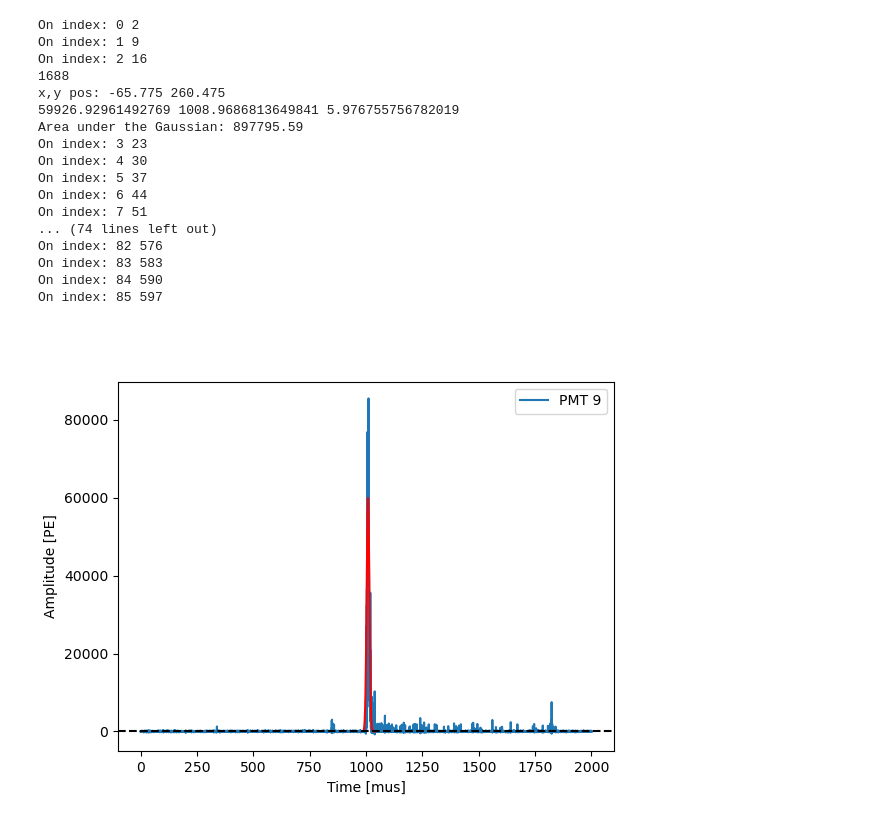
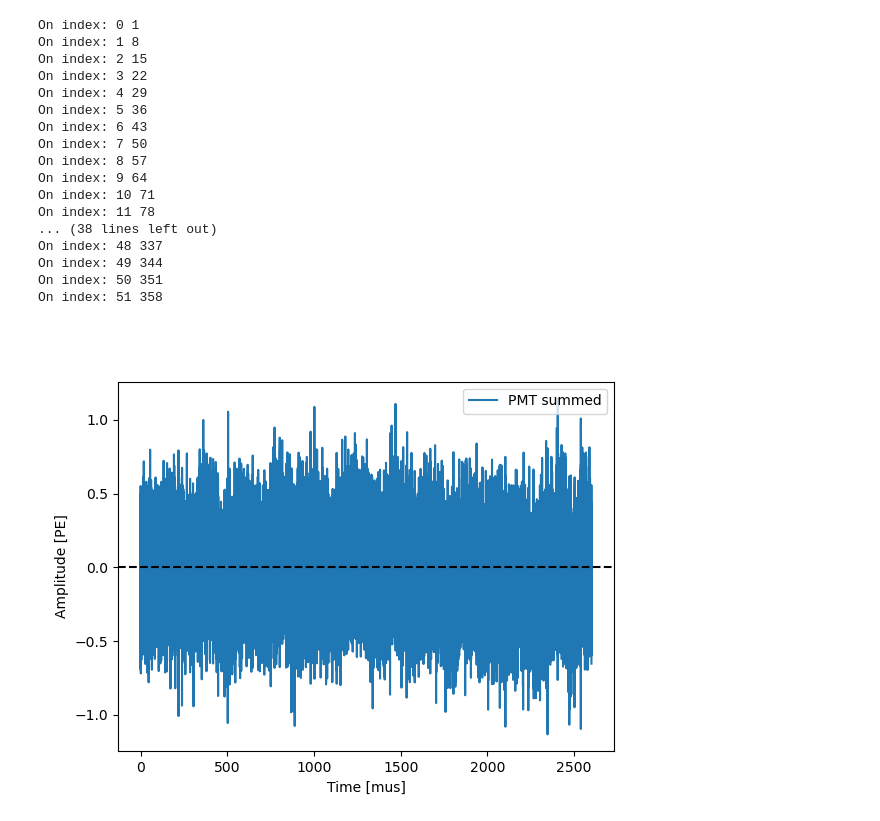
Before and after one commit to kvjmistry/DoubleBeta, a Jupyter notebook: Alphas/notebooks/PlotWaveforms.ipynb, the cells around one changed output. Cells and saved outputs as stored; diff of their text form; code cells hidden in the pictures.

```diff
--- a/Alphas/notebooks/PlotWaveforms.ipynb
+++ b/Alphas/notebooks/PlotWaveforms.ipynb
@@ -79,5 +101,8 @@ def find_highest_sipm(wfs, event_number):
 # %%
-filename  = "../data/run_13852_0000_ldc1_trg0.waveforms.h5"
+# filename  = "../data/run_16156_0000_ldc1_trg0.waveforms.h5"
+# filename = "../data/run_16167_0000_ldc1_trg0.waveforms.h5"
+# filename = "../data/run_14780_0108_ldc1_trg0.waveforms.h5"
+filename = "../data/run_16173_0000_ldc1_trg0.waveforms.h5"
 
 raw_evts = pd.read_hdf(filename, '/Run/events')
 event_list = raw_evts.evt_number.unique()
@@ -144,12 +262,13 @@ useRaw = False
 # %%
 %matplotlib widget
 
-event_number = 2
+event_number = 19
+# event_number = 42
 
 # highest = highest PMT waveform, "summed" = summed waveform across all PMT, "1-60" select PMT number for a specific pmt
-plot_mode = "highest"
-# plot_mode = "summed"
-# plot_mode = "13"
+# plot_mode = "highest"
+plot_mode = "summed"
+# plot_mode = "3"
 
 # Open the file
 with tb.open_file(filename) as file:
@@ -189,55 +308,55 @@ with tb.open_file(filename) as file:
         # Choose which waveform to plot
         if (plot_mode == "highest"):
             index = np.argmax(np.max(wfs, axis=1))
             wf_pmt = wfs[index]
             plot_mode = index
         elif (plot_mode == "summed"):
             wf_pmt =  sum_wf(wfs)
         else:
             wf_pmt = wfs[int(plot_mode)]
 
         # Fit the S2 with a Gauss
-        A, mu, sigma = FitS2(times[int(S2_start/tc):int(S2_end/tc)], wf_pmt[int(S2_start/tc):int(S2_end/tc)])
-        area = A * sigma * np.sqrt(2 * np.pi)
-        print(f"Area under the Gaussian: {area:.2f}")
-        S2_time_window = np.linspace(S2_start, S2_end,500)
+        # A, mu, sigma = FitS2(times[int(S2_start/tc):int(S2_end/tc)], wf_pmt[int(S2_start/tc):int(S2_end/tc)])
+        # area = A * sigma * np.sqrt(2 * np.pi)
+        # print(f"Area under the Gaussian: {area:.2f}")
+        # S2_time_window = np.linspace(S2_start, S2_end,500)
 
 
         # Plotting
         plt.figure()
 
         sp_pmt  = 25e-3 # sampling period in mus
         times   = np.arange(wfs[0] .size) * sp_pmt
         plt.plot(times, wf_pmt , label = f"PMT {plot_mode}");
         plt.ylabel("Amplitude [PE]")
         plt.xlabel("Time [mus]")
 
-        plt.plot(S2_time_window, Gaussian(S2_time_window, A,mu,sigma), color="red") # plot Gaussian S2 Fit
+        # plt.plot(S2_time_window, Gaussian(S2_time_window, A,mu,sigma), color="red") # plot Gaussian S2 Fit
 
         plt.axhline(y=0, color='black', linestyle='--') # plot zero horizontal
         plt.legend(loc = "upper right")
 
-        # plt.xlim(1590,1650)
-        # plt.ylim(10,5e6)
+        # plt.xlim(2000,2200)
+        # plt.ylim(-2,2)
         # plt.semilogy()
 
         # plt.savefig(f"../plots/deconvolved/run_{RUN_NUMBER}_event{evt_no}.png")
 # %% [output]
-On index: 0 2
-On index: 1 9
-On index: 2 16
-1688
-x,y pos: -65.775 260.475
-59926.92961492769 1008.9686813649841 5.976755756782019
-Area under the Gaussian: 897795.59
-On index: 3 23
-On index: 4 30
-On index: 5 37
-On index: 6 44
-On index: 7 51
-... (74 lines left out)
-On index: 82 576
-On index: 83 583
-On index: 84 590
-On index: 85 597
+On index: 0 1
+On index: 1 8
+On index: 2 15
+On index: 3 22
+On index: 4 29
+On index: 5 36
+On index: 6 43
+On index: 7 50
+On index: 8 57
+On index: 9 64
+On index: 10 71
+On index: 11 78
+... (38 lines left out)
+On index: 48 337
+On index: 49 344
+On index: 50 351
+On index: 51 358
-[figure, old version]
+[figure, new version]
```
Also changed, not shown: parts of 4 cells of this notebook, 3 other files.
